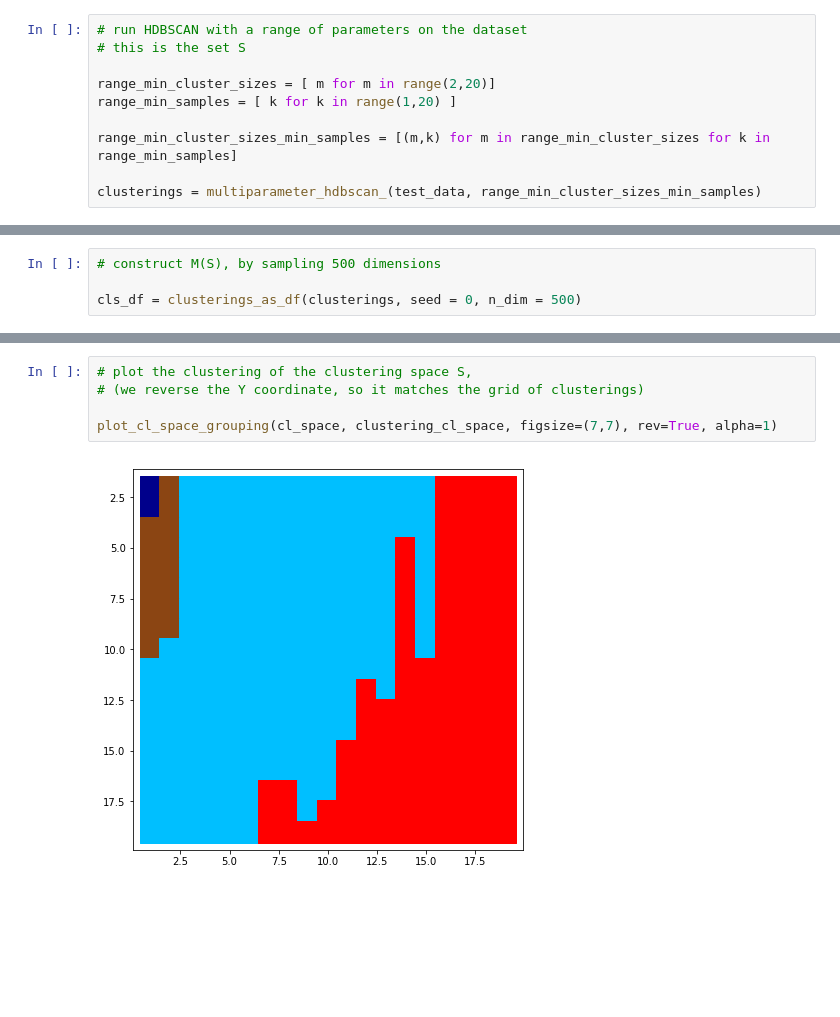
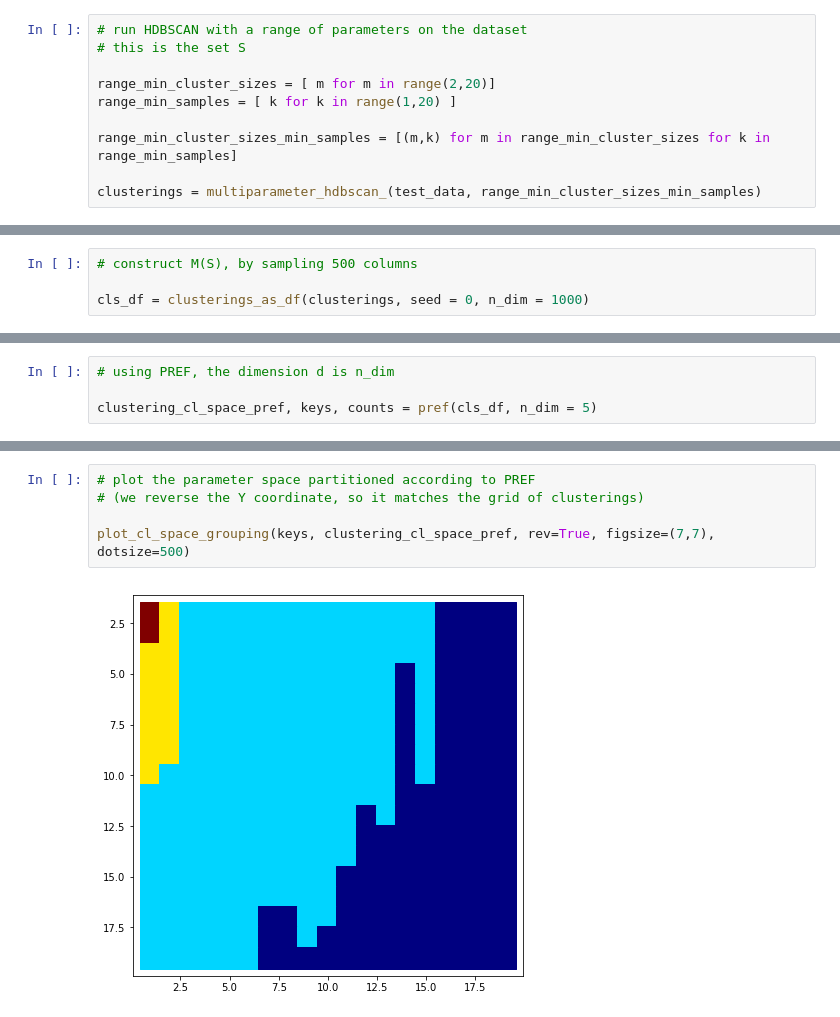
Before and after one commit to LuisScoccola/spaces-of-clusterings, a Jupyter notebook: PREF-HPREF-example.ipynb, the cells around one changed output, grey strips where cells are left out. Drawn from its saved outputs; the diff is of its cells as text; blank space fills up the shorter version.

```diff
--- a/using-code-example.ipynb
+++ b/PREF-HPREF-example.ipynb
@@ -34,6 +34,6 @@ plot_clusterings_grid(test_data, clusterings, figsize=(40,40))
 # %% [output]
 [figure]
 # %%
-# construct M(S), by sampling 500 dimensions
+# construct M(S), by sampling 500 columns
 
-cls_df = clusterings_as_df(clusterings, seed = 0, n_dim = 500)
+cls_df = clusterings_as_df(clusterings, seed = 0, n_dim = 1000)
@@ -50,0 +40,4 @@ clustering_cl_space = trivial_clustering_cl_space(cl_space,rtol=0.1)
+# %%
+# using PREF, the dimension d is n_dim
+
+clustering_cl_space_pref, keys, counts = pref(cls_df, n_dim = 5)
@@ -51,7 +50,7 @@ clustering_cl_space = trivial_clustering_cl_space(cl_space,rtol=0.1)
 # %%
-# plot the clustering of the clustering space S,
+# plot the parameter space partitioned according to PREF
 # (we reverse the Y coordinate, so it matches the grid of clusterings)
 
-plot_cl_space_grouping(cl_space, clustering_cl_space, figsize=(7,7), rev=True, alpha=1)
+plot_cl_space_grouping(keys, clustering_cl_space_pref, rev=True, figsize=(7,7), dotsize=500)
 # %% [output]
-[figure, old version]
+[figure, new version]
```
Also changed, not shown: parts of 8 cells of this notebook, 3 other files.
